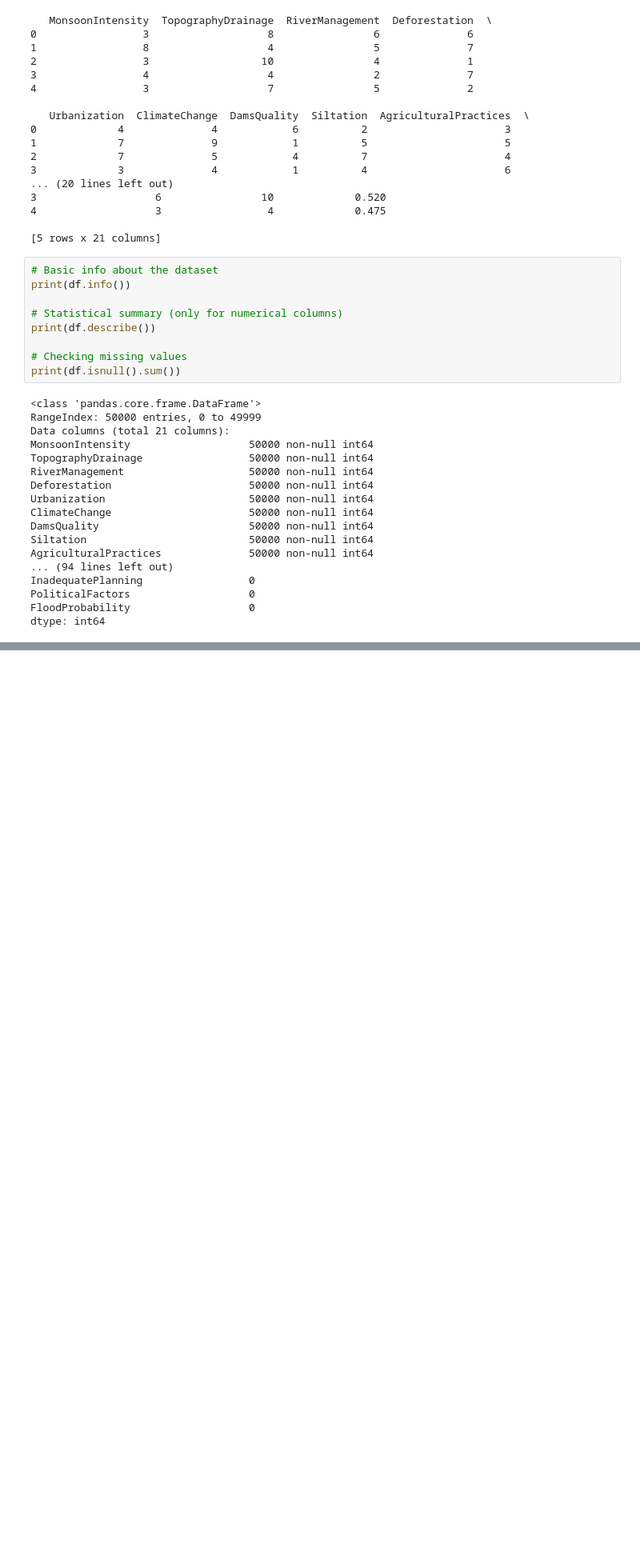
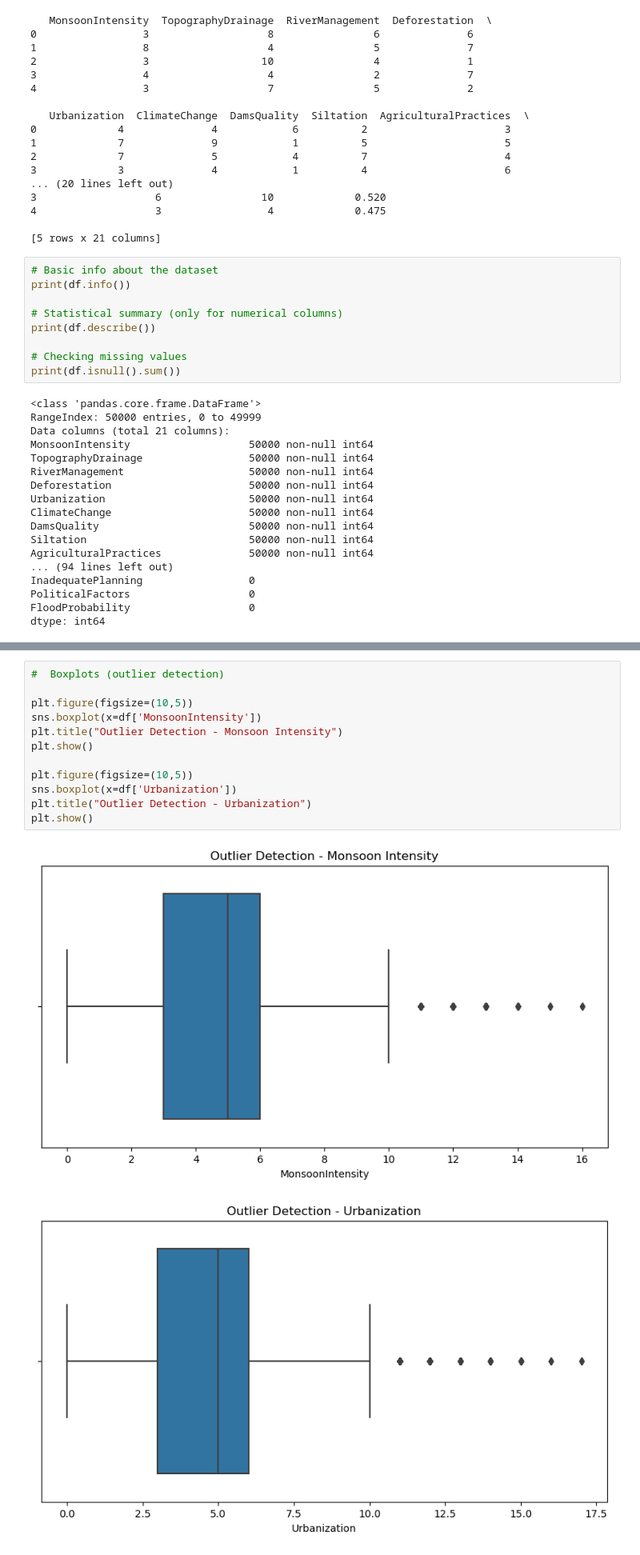
Before and after one commit to sowmyagoud911-cpu/Flood_Prediction_and_Climate_Risk_Analysis, a Jupyter notebook: Flood_Prediction_and_Climate_Risk_Analysis.ipynb, the cells around one changed output, grey strips where cells are left out. Shown at 80% size. Cells and saved outputs as stored; diff of their text form; blank space fills up the shorter version.

```diff
--- a/Flood_Prediction_and_Climate_Risk_Analysis.ipynb
+++ b/Flood_Prediction_and_Climate_Risk_Analysis.ipynb
@@ -74,0 +97,15 @@ dtype: int64
+# %%
+#  Boxplots (outlier detection)
+
+plt.figure(figsize=(10,5))
+sns.boxplot(x=df['MonsoonIntensity'])
+plt.title("Outlier Detection - Monsoon Intensity")
+plt.show()
+
+plt.figure(figsize=(10,5))
+sns.boxplot(x=df['Urbanization'])
+plt.title("Outlier Detection - Urbanization")
+plt.show()
+# %% [output]
+[figure, added]
+[figure, added]
```
Also changed, not shown: parts of 6 cells of this notebook.
